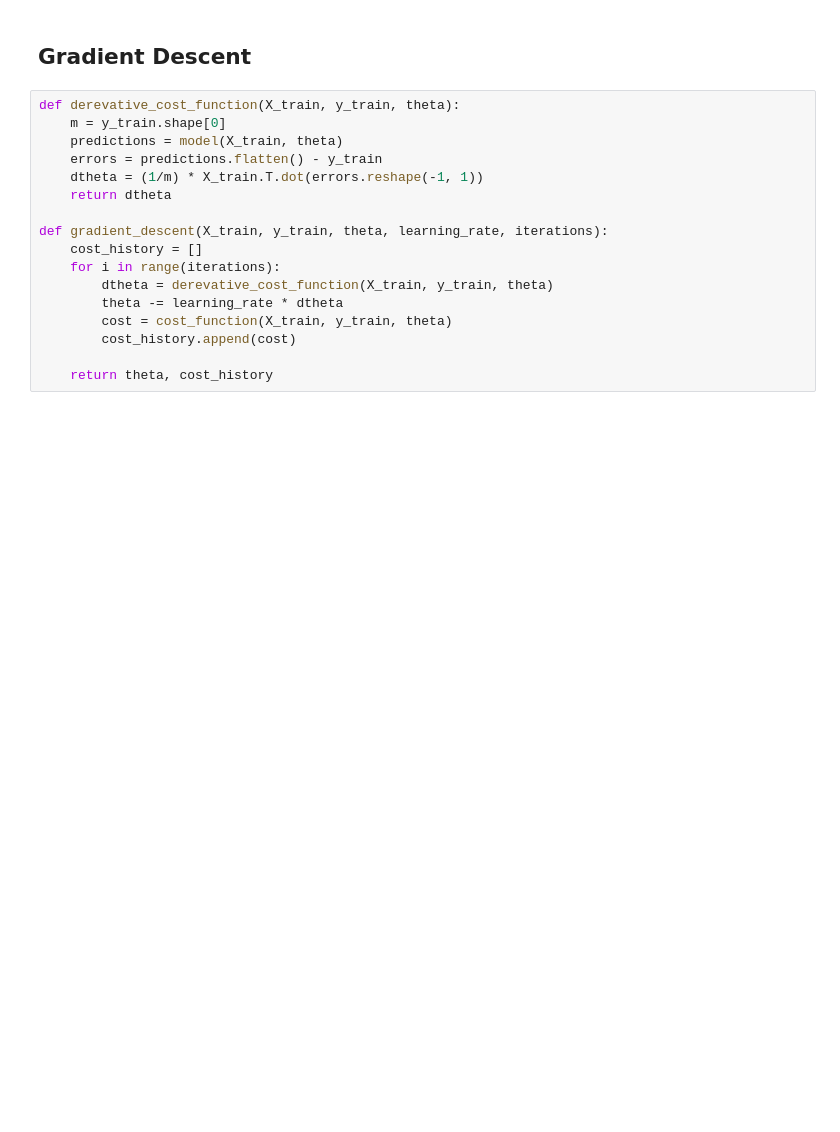
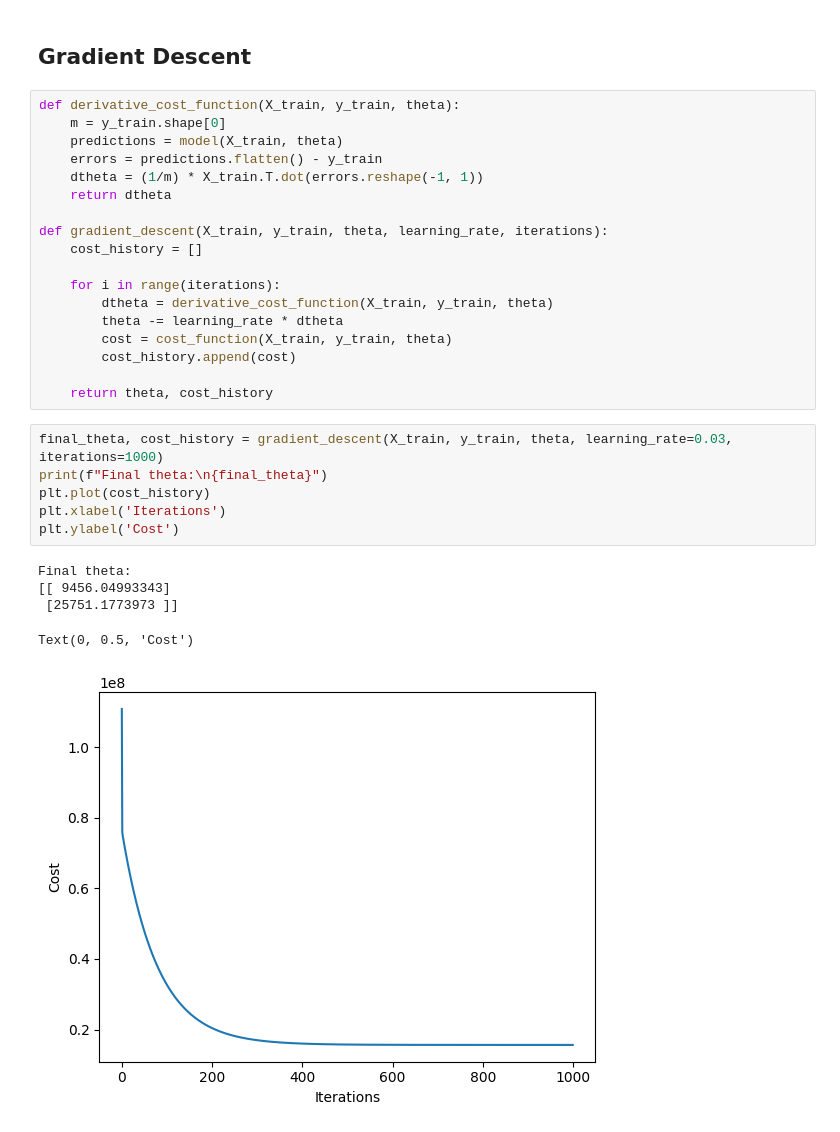
Before and after one commit to zaki-him/Linear-Regression---Salary-Dataset, a Jupyter notebook: main.ipynb, the cells around one changed output. Saved outputs shown, nothing was run; the diff lists cells and outputs as text; blank space fills up the shorter version.

```diff
--- a/main.ipynb
+++ b/main.ipynb
@@ -77,7 +80,7 @@ Initial cost: 3251163323.94967
 # %% [markdown]
 ## Gradient Descent
 # %%
-def derevative_cost_function(X_train, y_train, theta):
+def derivative_cost_function(X_train, y_train, theta):
     m = y_train.shape[0]
     predictions = model(X_train, theta)
     errors = predictions.flatten() - y_train
@@ -86,10 +89,23 @@ def derevative_cost_function(X_train, y_train, theta):
 
 def gradient_descent(X_train, y_train, theta, learning_rate, iterations):
     cost_history = []
+
     for i in range(iterations):
-        dtheta = derevative_cost_function(X_train, y_train, theta)
+        dtheta = derivative_cost_function(X_train, y_train, theta)
         theta -= learning_rate * dtheta
         cost = cost_function(X_train, y_train, theta)
         cost_history.append(cost)
 
     return theta, cost_history
+# %%
+final_theta, cost_history = gradient_descent(X_train, y_train, theta, learning_rate=0.03, iterations=1000)
+print(f"Final theta:\n{final_theta}")
+plt.plot(cost_history)
+plt.xlabel('Iterations')
+plt.ylabel('Cost')
+# %% [output]
+Final theta:
+[[ 9456.04993343]
+ [25751.1773973 ]]
+Text(0, 0.5, 'Cost')
+[figure, added]
```
Also changed, not shown: parts of 7 cells of this notebook.
